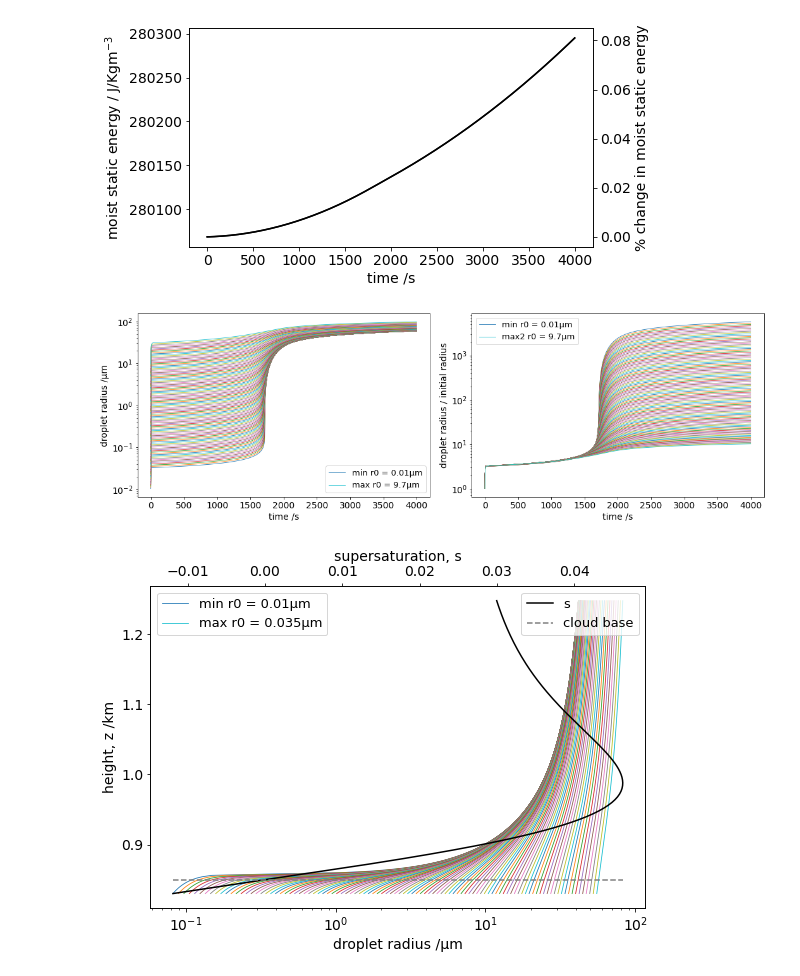
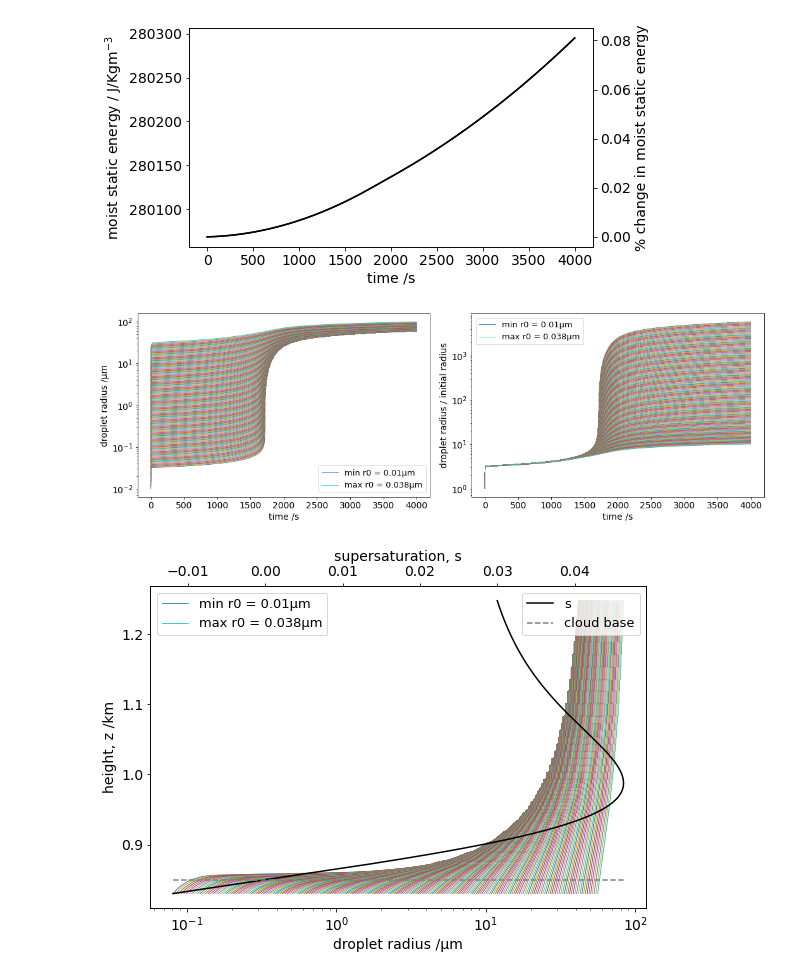
Before and after one commit to yoctoyotta1024/clara-bayley-superdroplets, a Jupyter notebook: plot_csv.ipynb, the cells around one changed output. Cells and saved outputs as stored; diff of their text form; code cells hidden in the pictures.

Commit message:
reset vscode defaults and adapted final plots to SDs

```diff
--- a/plot_csv.ipynb
+++ b/plot_csv.ipynb
@@ -20,7 +21,7 @@ MCONSTS["Mr_ratio"]     = CONSTS["MR_WATER"]/CONSTS["MR_DRY"]
 print("---- Additional Constants Derived -----")
 for c in MCONSTS:
   print(c, "=", MCONSTS[c])
-INITS["nsupers"] = int(INITS["nsupers"])
+nsupers = INITS["nsupers"] = int(INITS["nsupers"])
 print("---------------------------------------------")
 # %% [output]
 ---- Constants read from  ./constants.hpp -----
@@ -102,12 +142,14 @@ with open("sundials2_sol.csv") as file_name:
     t, p, temp, qv, qc = np.loadtxt(file_name, delimiter=",", comments="/*", unpack=True)
 
 with open("sundials2_SDsol.csv") as file_name:
-    r = np.loadtxt(file_name, delimiter=",", comments="/*", unpack=False)
-
+    drops = np.loadtxt(file_name, delimiter=",", comments="/*", unpack=False)
+eps = drops[:,0:nsupers]
+r = drops[:,nsupers:2*nsupers]
+m_sol = drops[:,2*nsupers:]
 
 print("--- Data Shapes ---")
 print(t.shape, temp.shape, p.shape, qv.shape, qc.shape)
-print(r.shape)
+print(eps.shape, r.shape, m_sol.shape)
 print("\n--- Non Dimensional Max/Mins of Data ---")
 print("time:", np.amax(t), np.amin(t))
 print("p:", np.amax(p), np.amin(p))
@@ -128,11 +170,10 @@ droplet r: 98.2432730107579 0.01035142166679
 # %%
 #### RE-Dimensionalise Solution ###
-nsupers = int(INITS["nsupers"])
 w = INITS["iW"]
 t = CONSTS["TIME0"] * t
 z = t*w
 p, temp = CONSTS["P0"]*p, CONSTS["TEMP0"]*temp
-r = CONSTS["R0"]*r.T
+r = CONSTS["R0"]*r
 
 ### Some derived quantities
 theta = dry_pot_temp(temp, p, qv)                      # parcel potential temp
@@ -240,49 +281,49 @@ plt.show()
 # %%
 ### plots of droplet radii growth
 fig, [ax1, ax2] = plt.subplots(nrows=1, ncols=2, figsize=(15, 5))
 labs = ['{:.2g}\u03BCm'.format(r*1e6) for r in r[:,0]]
 for i in range(nsupers):
     label = None
     if i == 0:
         label = 'min r0 = '+labs[i]
     elif i == nsupers-1:
         label = 'max r0 = '+labs[i]
-    ax1.plot(t, r[i]*1e6, linewidth=0.8, label=label)
+    ax1.plot(t, r[:,i]*1e6, linewidth=0.8, label=label)
 ax1.set_xlabel('time /s')
 ax1.set_ylabel('droplet radius /\u03BCm')
 ax1.set_yscale('log')
 ax1.legend(fontsize=13)
 
 for i in range(nsupers):
     label = None
     if i == 0:
         label = 'min r0 = '+labs[i]
-    elif i == len(r)-1:
-        label = 'max2 r0 = '+labs[i]
-    ax2.plot(t, r[i]/r[i,0], linewidth=0.8, label=label) #,color=cols[i])
+    elif i == nsupers-1:
+        label = 'max r0 = '+labs[i]
+    ax2.plot(t, r[:,i]/r[0,i], linewidth=0.8, label=label) #,color=cols[i])
 ax2.set_xlabel('time /s')
 ax2.set_ylabel('droplet radius / initial radius')
 ax2.set_yscale('log')
 ax2.legend(fontsize=13)
 
 plt.tight_layout()
 plt.savefig("SDsolution.png", dpi=400, bbox_inches="tight")
 plt.show()
 # %% [output]
-[figure, old version]
+[figure, new version]
 # %%
 lim1 = basei-10
 lim2 = np.argmin(abs(z-cloud_base-400))
 ### plots of droplet radii growth
 fig, ax = plt.subplots(figsize=(8,6))
-labs = ['{:.2g}\u03BCm'.format(r*1e6) for r in r[0]]
+labs = ['{:.2g}\u03BCm'.format(r*1e6) for r in r[:,0]]
 for i in range(nsupers):
     label = None
     if i == 0:
         label = 'min r0 = '+labs[i]
     elif i == nsupers-1:
         label = 'max r0 = '+labs[i]
-    ax.plot((r[i]*1e6)[lim1:lim2], z[lim1:lim2]/1000, linewidth=0.8, label=label)
+    ax.plot((r[:,i]*1e6)[lim1:lim2], z[lim1:lim2]/1000, linewidth=0.8, label=label)
 
 axb = ax.twiny()
 axb.plot(s[lim1:lim2], z[lim1:lim2]/1000,
@@ -299,4 +340,4 @@ axb.legend(fontsize=13,  loc='upper right')
 
 fig.tight_layout()
 # %% [output]
-[figure, old version]
+[figure, new version]
```
Also changed, not shown: parts of 5 cells of this notebook, 13 other files.
